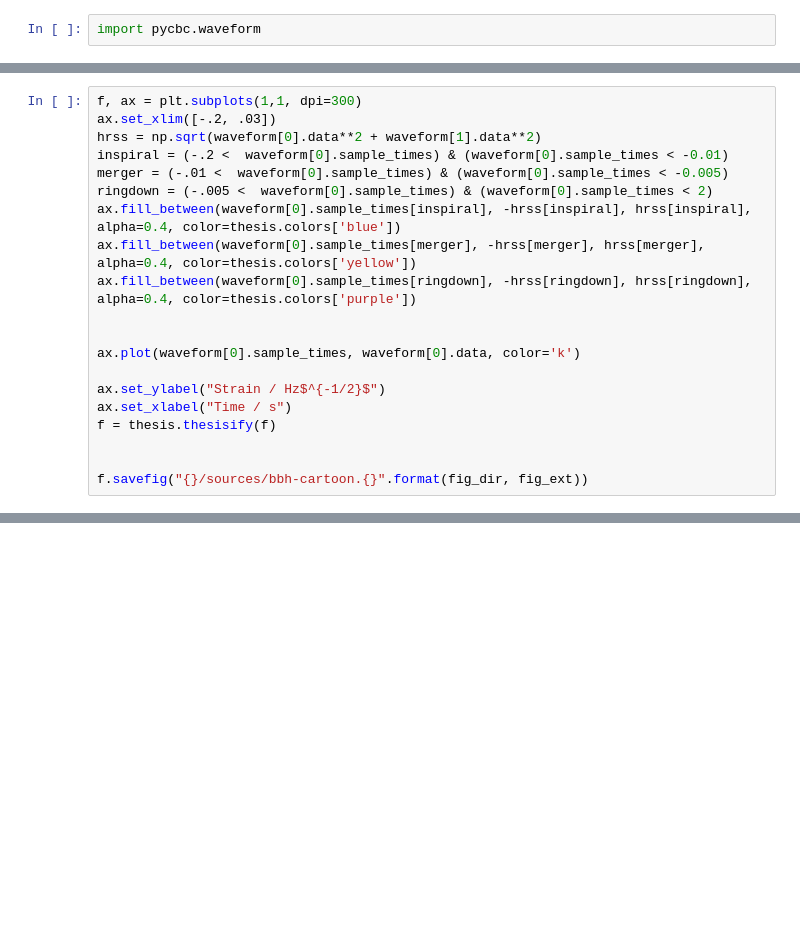
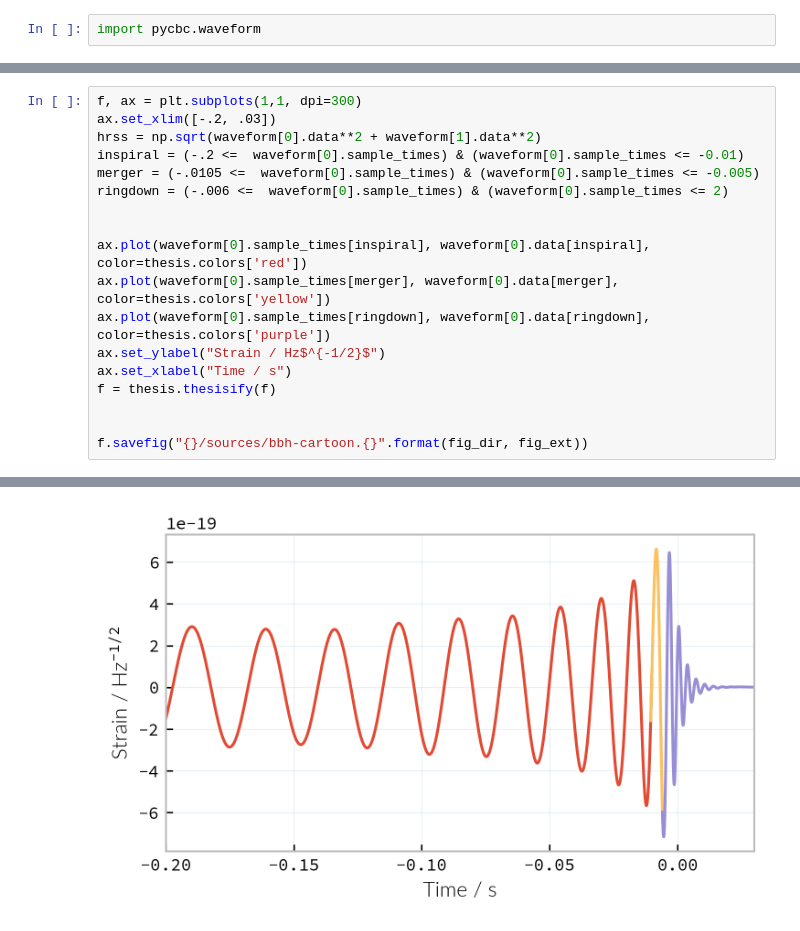
Before and after one commit to transientlunatic/IMGWDA, a Jupyter notebook: notebooks/sources/BH Cartoon.ipynb, the cells around one changed output, grey strips where cells are left out. Drawn from its saved outputs; the diff is of its cells as text; blank space fills up the shorter version.

```diff
--- a/notebooks/sources/BH Cartoon.ipynb
+++ b/notebooks/sources/BH Cartoon.ipynb
@@ -13,19 +15,18 @@ waveform = pycbc.waveform.get_td_waveform(approximant="IMRPhenomPv2", delta_t =
 f, ax = plt.subplots(1,1, dpi=300)
 ax.set_xlim([-.2, .03])
 hrss = np.sqrt(waveform[0].data**2 + waveform[1].data**2)
-inspiral = (-.2 <  waveform[0].sample_times) & (waveform[0].sample_times < -0.01)
-merger = (-.01 <  waveform[0].sample_times) & (waveform[0].sample_times < -0.005)
-ringdown = (-.005 <  waveform[0].sample_times) & (waveform[0].sample_times < 2)
-ax.fill_between(waveform[0].sample_times[inspiral], -hrss[inspiral], hrss[inspiral], alpha=0.4, color=thesis.colors['blue'])
-ax.fill_between(waveform[0].sample_times[merger], -hrss[merger], hrss[merger], alpha=0.4, color=thesis.colors['yellow'])
-ax.fill_between(waveform[0].sample_times[ringdown], -hrss[ringdown], hrss[ringdown], alpha=0.4, color=thesis.colors['purple'])
+inspiral = (-.2 <=  waveform[0].sample_times) & (waveform[0].sample_times <= -0.01)
+merger = (-.0105 <=  waveform[0].sample_times) & (waveform[0].sample_times <= -0.005)
+ringdown = (-.006 <=  waveform[0].sample_times) & (waveform[0].sample_times <= 2)
 
 
-ax.plot(waveform[0].sample_times, waveform[0].data, color='k')
-
+ax.plot(waveform[0].sample_times[inspiral], waveform[0].data[inspiral], color=thesis.colors['red'])
+ax.plot(waveform[0].sample_times[merger], waveform[0].data[merger], color=thesis.colors['yellow'])
+ax.plot(waveform[0].sample_times[ringdown], waveform[0].data[ringdown], color=thesis.colors['purple'])
 ax.set_ylabel("Strain / Hz$^{-1/2}$")
 ax.set_xlabel("Time / s")
 f = thesis.thesisify(f)
 
 
 f.savefig("{}/sources/bbh-cartoon.{}".format(fig_dir, fig_ext))
+# %% [output]
@@ -31,0 +34 @@ f.savefig("{}/sources/bbh-cartoon.{}".format(fig_dir, fig_ext))
+[figure, added]
```
Also changed, not shown: parts of 2 cells of this notebook, 12 other files.
